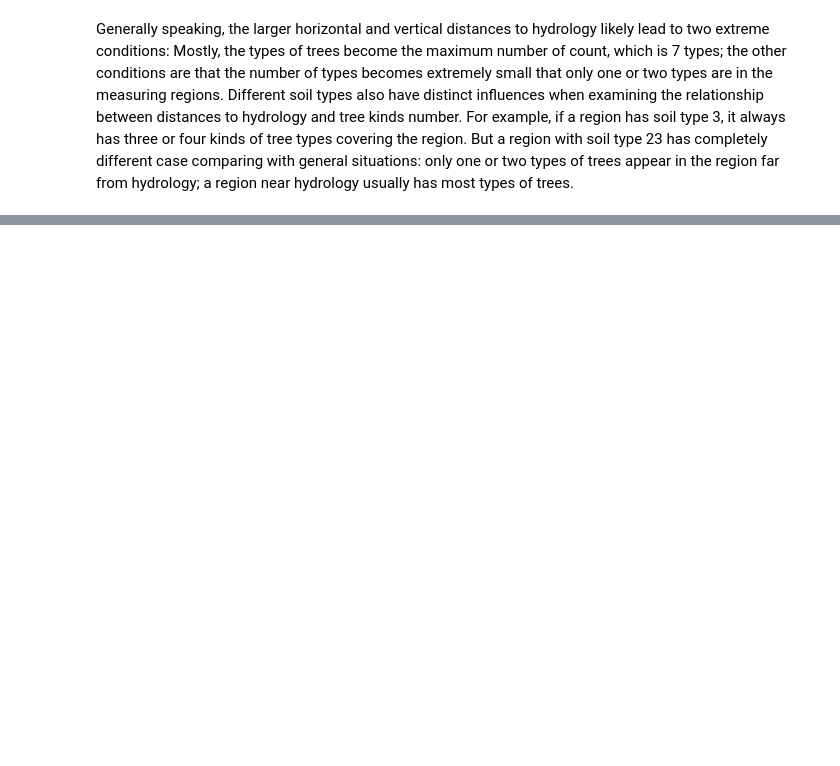
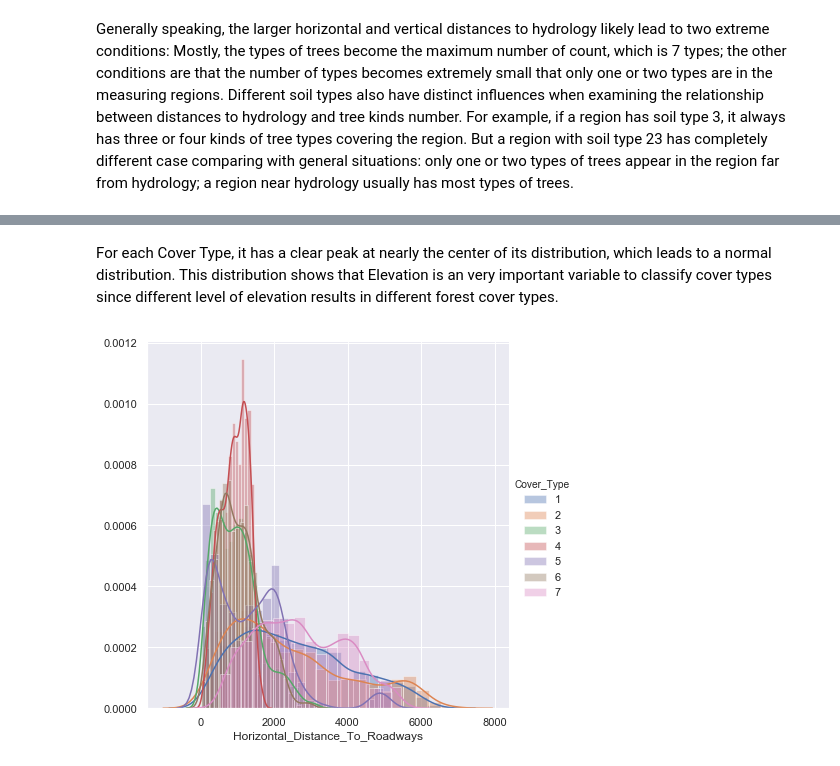
Before and after one commit to vbienridy/DS5500-Spring2020-Forest-CoverType, a Jupyter notebook: DS5500_Proposal_EDA.ipynb, the cells around one changed output, grey strips where cells are left out. Cells and saved outputs as stored; diff of their text form; code cells hidden in the pictures; blank space fills up the shorter version.

```diff
--- a/DS5500_Proposal_EDA.ipynb
+++ b/DS5500_Proposal_EDA.ipynb
@@ -133,0 +134,8 @@ list(df_train)
+# %% [markdown]
+For each Cover Type, it has a clear peak at nearly the center of its distribution, which leads to a normal distribution. This distribution shows that Elevation is an very important variable to classify cover types since different level of elevation results in different forest cover types.
+# %%
+figure7 = sns.FacetGrid(df_train,hue="Cover_Type",size=6)\
+        .map(sns.distplot, 'Horizontal_Distance_To_Roadways').add_legend()
+figure7.fig.savefig("figure7.png")
+# %% [output]
+[figure, added]
```
Also changed, not shown: parts of 14 cells of this notebook.
